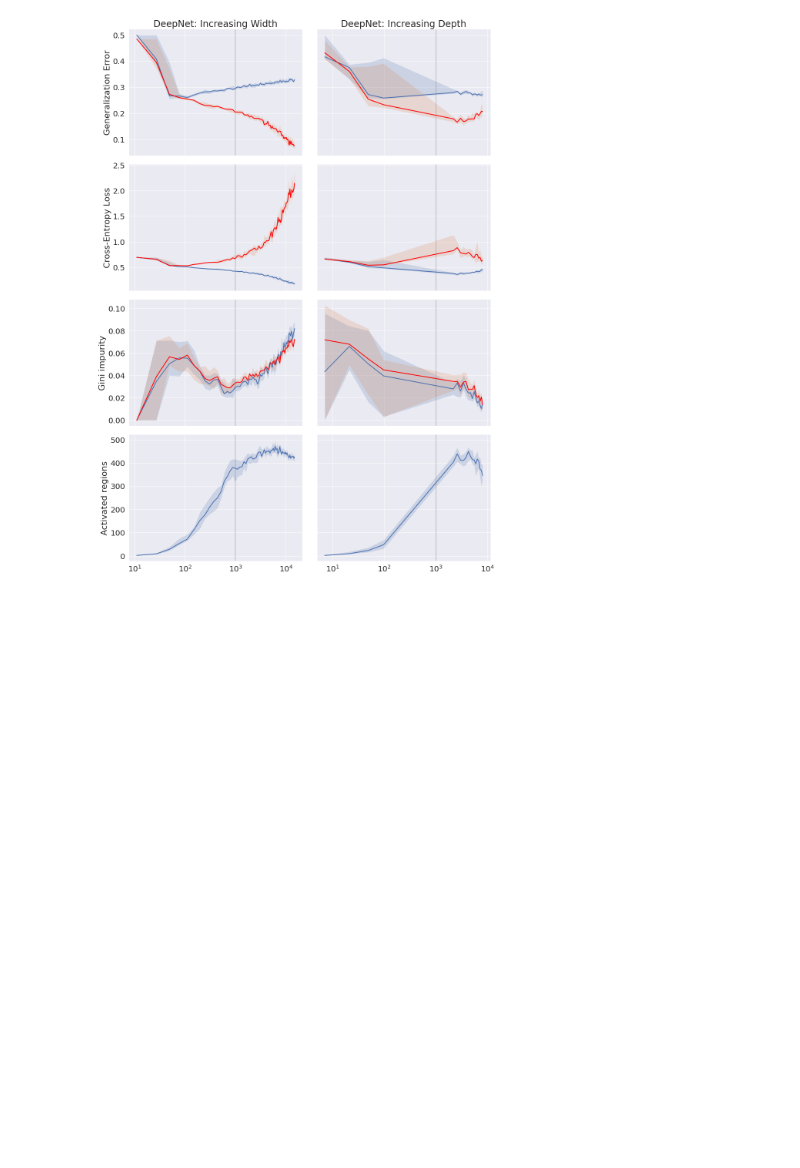
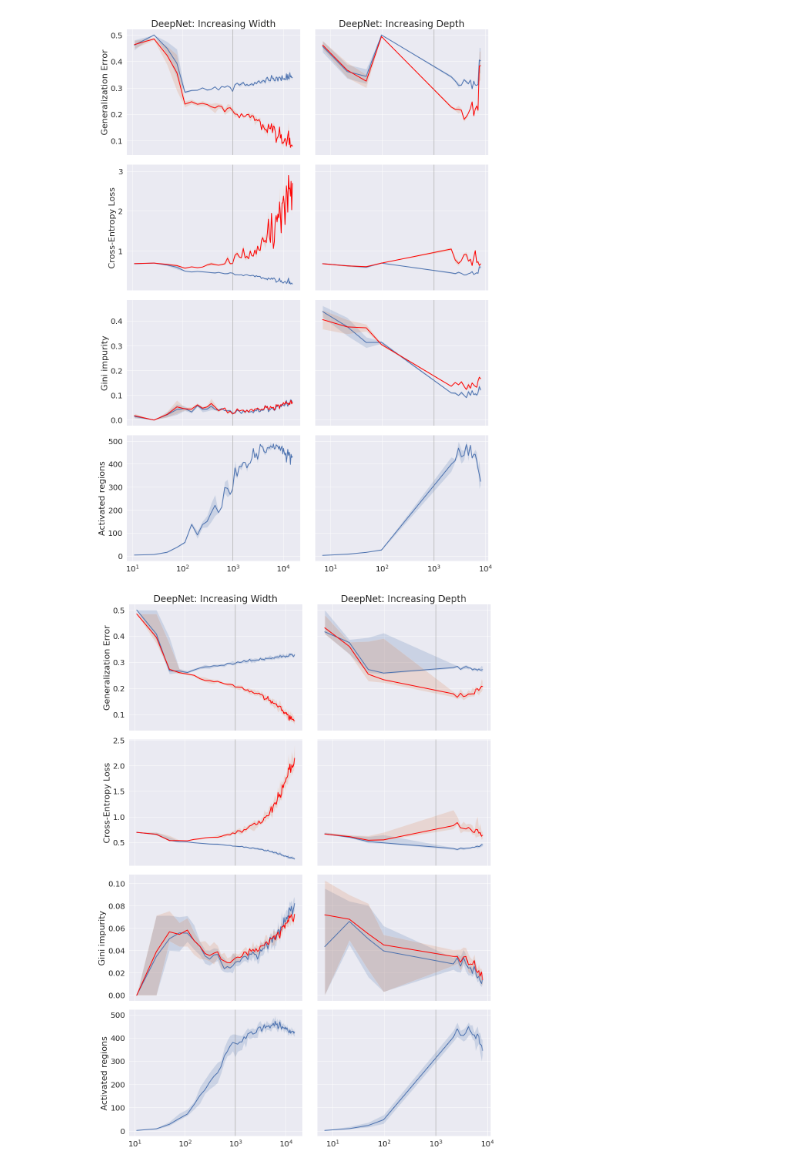
Before and after one commit to neurodata/partition_decode, a Jupyter notebook: notebooks/DN_notebook.ipynb, the cells around one changed output. Drawn from its saved outputs; the diff is of its cells as text; code cells hidden in the pictures; blank space fills up the shorter version.

```diff
--- a/notebooks/DN_notebook.ipynb
+++ b/notebooks/DN_notebook.ipynb
@@ -11 +11,12 @@ result_w = run_dn_experiment(increase_width=True, n_iterations=70, n_reps=20)
 results = [result_w, result_d]
+# %%
+result_d = read_dn_results(n_reps=2, exp_alias="depth")
+result_w = read_dn_results(n_reps=2, exp_alias="width")
+results = [result_w, result_d]
+# %%
+titles = [
+            "DeepNet: Increasing Width",
+            "DeepNet: Increasing Depth",
+        ]
+plot_dn_results(results, titles, save=False)
+# %% [output]
@@ -12,3 +24,4 @@ results = [result_w, result_d]
+[figure, added]
 # %%
 titles = [
             "DeepNet: Increasing Width",
```
Also changed, not shown: parts of 3 cells of this notebook, 6 other files.
